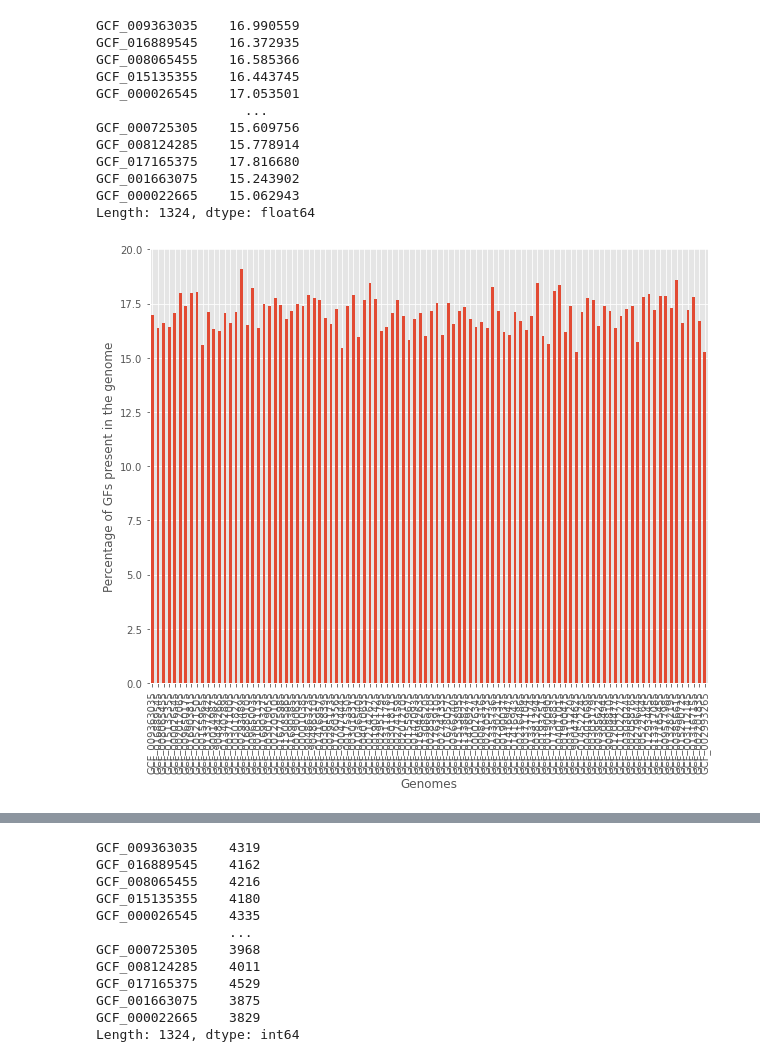
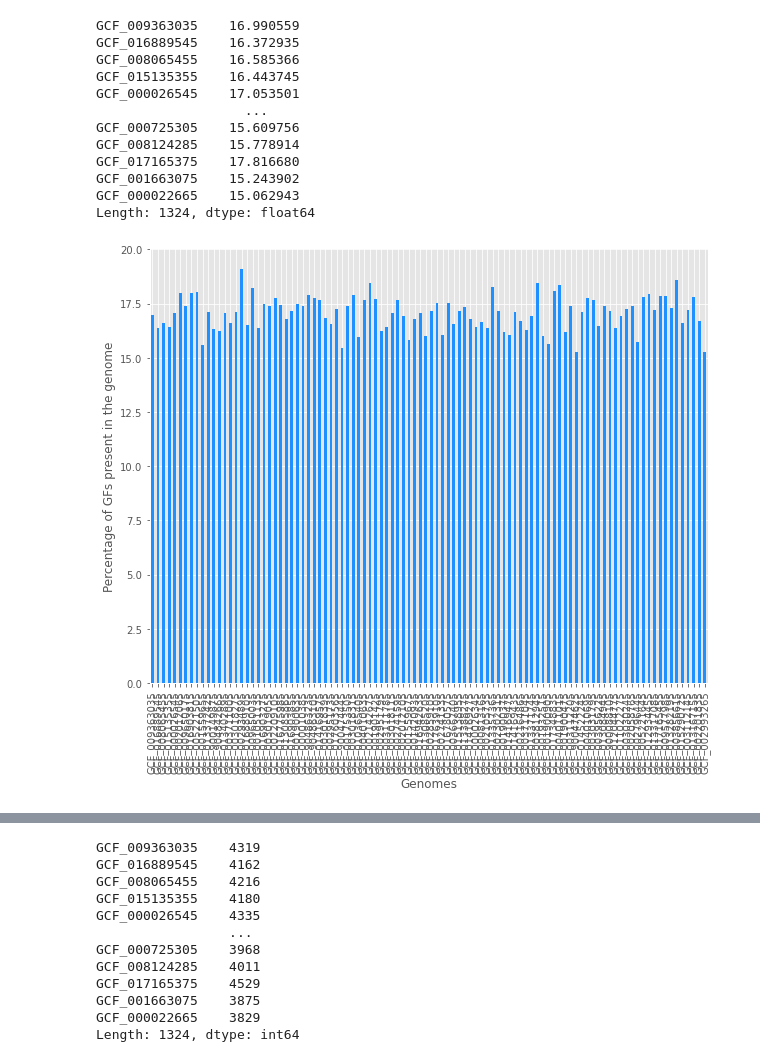
Before and after one commit to stacyshcherbakova/genome-minimiser, a Jupyter notebook: main.ipynb, the cells around one changed output, grey strips where cells are left out. Saved outputs shown, nothing was run; the diff lists cells and outputs as text; code cells hidden in the pictures.

```diff
--- a/main.ipynb
+++ b/main.ipynb
@@ -124,12 +126,12 @@ GCF_000022665    15.062943
 Length: 1324, dtype: float64
 # %%
 plt.figure(figsize=(10, 8))
-percent_GF_present.iloc[:100].plot(kind='bar')
+percent_GF_present.iloc[:100].plot(kind='bar', color='dodgerblue')
 plt.xlabel('Genomes')
 plt.ylabel('Percentage of GFs present in the genome')
 plt.show()
 # %% [output]
-[figure, old version]
+[figure, new version]
 # %%
 frequency1 = data.sum(axis=1)
 # %%
```
Also changed, not shown: parts of 49 cells of this notebook, 15 other files.
